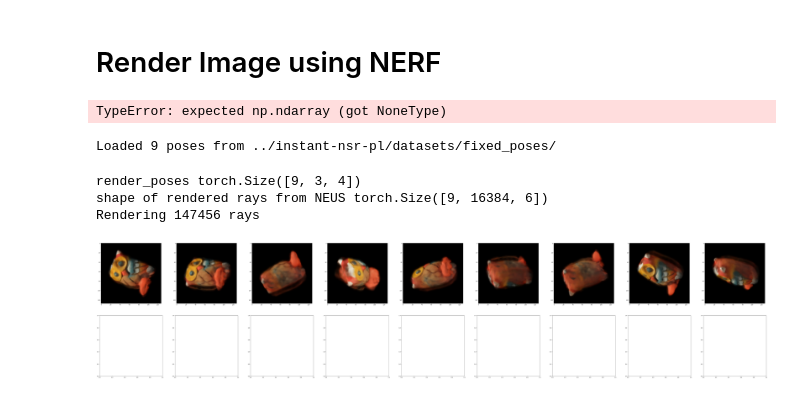
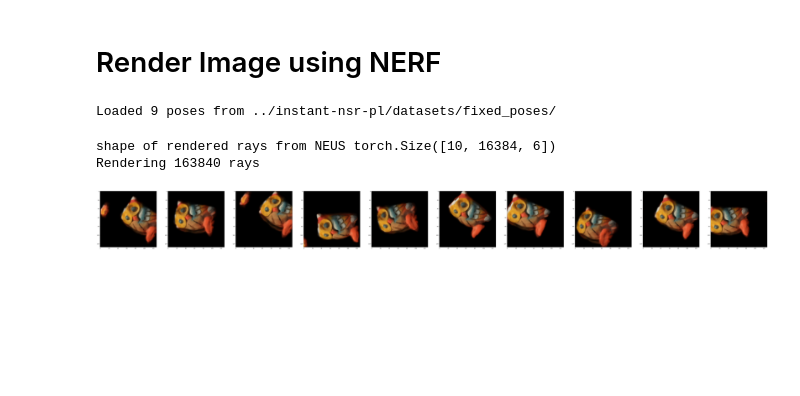
Before and after one commit to Dipan-Zhang/Wonder3D, a Jupyter notebook: NeuS/iNeuS_pose_estmation.ipynb, the cells around one changed output. Drawn from its saved outputs; the diff is of its cells as text; code cells hidden in the pictures; blank space fills up the shorter version.

```diff
--- a/NeuS/iNeuS_pose_estmation.ipynb
+++ b/NeuS/iNeuS_pose_estmation.ipynb
@@ -629,0 +990,11 @@ Step 100, loss: 0.0221384447067976
+# %%
+len(images_to_save)
+for i in range(len(images_to_save)):
+    print(f'current pose: {i}')
+    for j in range(len(images_to_save[i])):
+        img = images_to_save[i][j]
+        img = img.reshape(128,128,3)
+        img = img*255
+        img = img.astype(np.uint8)
+        show_img(f'pose {i}, step {j}', img)
+        print(f'error: {errors_to_save[i]}')
@@ -726,27 +1069,5 @@ plt.show()
 # %% [markdown]
 # Render Image using NERF
-# %%
-### temp
-device = torch.device("cuda" if torch.cuda.is_available() else "cpu")
-
-#
-if type(target_img) != torch.Tensor:
-    target_img = torch.from_numpy(target_img).float().to(device)
-    input_img = torch.from_numpy(input_img).float().to(device)
-in_sz = 128
-
-target_img = target_img.permute(2, 0, 1) # HWC to CHW
-input_img = input_img.permute(2, 0, 1) # HWC to CHW
-target_img = T.Resize(in_sz)(target_img)
-input_img = T.Resize(in_sz)(input_img)
-
-print(target_img.shape)
-target_img = target_img.permute(1, 2, 0)
-input_img = input_img.permute(1, 2, 0) # CHW to HWC
-
-target_img_flatten =torch.reshape(target_img, [-1, 3]) # normalized
-# %% [output]
-TypeError: expected np.ndarray (got NoneType)
 # %%
 cam_pose_dir = "../instant-nsr-pl/datasets/fixed_poses/"
 
@@ -765,6 +1086,13 @@ focal = torch.tensor(W/2, dtype=torch.float32, device=device)
 # target_img_flatten =torch.reshape(target_img, [-1, 3]) # normalized
 # %% [output]
 Loaded 9 poses from ../instant-nsr-pl/datasets/fixed_poses/
+# %%
+render_pose_0 = torch.from_numpy(np.array(predicted_poses[0])).float()
+
+input_pose_batch =render_pose_0.repeat(10, 1, 1)
+SE3_noise = generate_SE3_noise(input_pose_batch, amplitude=0.2)
+
+noisy_poses = compose_pair(input_pose_batch, SE3_noise)
 # %%
 def create_image(patch):
     image = np.zeros((128, 128, 3))
@@ -778,15 +1106,17 @@ config = {
         }
 
 # Rendering.
-overlay_frames = []
-n_poses = len(predicted_poses)
+# overlay_frames = []
+# n_poses = len(predicted_poses)
 
-render_poses = torch.from_numpy(np.array(predicted_poses)).float()
-print("render_poses", render_poses.shape)
+# render_poses = torch.from_numpy(np.array(predicted_poses)).float()
+# print("render_poses", render_poses.shape)
 
+render_poses = noisy_poses
+n_poses = render_poses.shape[0]
 # render_rays = gen_rays(render_poses, W, H, focal, z_near, z_far)
 # print(f'shape of rendered rays from inerf {render_rays.shape}')
-render_rays = gen_rays_from_a_view2(render_poses, W, H)
+render_rays = gen_rays_from_a_view(render_poses, W, H)
 print(f'shape of rendered rays from NEUS {render_rays.shape}')
 render_rays = render_rays.to(device='cuda')
 with torch.no_grad():
@@ -829,19 +1159,18 @@ with torch.no_grad():
 #         overlay_frame = (frames[i]*0.5).astype(np.uint8) + (target_images[i]*0.5).astype(np.uint8)
 #     overlay_frames.append(overlay_frame)
 # %% [output]
-render_poses torch.Size([9, 3, 4])
-shape of rendered rays from NEUS torch.Size([9, 16384, 6])
-Rendering 147456 rays
+shape of rendered rays from NEUS torch.Size([10, 16384, 6])
+Rendering 163840 rays
 # %%
 os.makedirs(config['output'], exist_ok=True)
 for ii in range(frames.shape[0]):
     rendered_img_path = os.path.join(config['output'], f'rendered_img_{ii}.png')
     cv2.imwrite(rendered_img_path, frames[ii])
 # %%
-fig, axs = plt.subplots(2, n_poses)
+fig, axs = plt.subplots(1,n_poses)
 fig.set_size_inches(100, 20)
 for i in range(n_poses):
-    axs[0, i].imshow(frames[i][...,[2,1,0]])
+    axs[i].imshow(frames[i][...,[2,1,0]])
     # axs[1, i].imshow(target_img_np[...,[2,1,0]])
 # %% [output]
-[figure, old version]
+[figure, new version]
```
Also changed, not shown: parts of 21 cells of this notebook, 3 other files.
